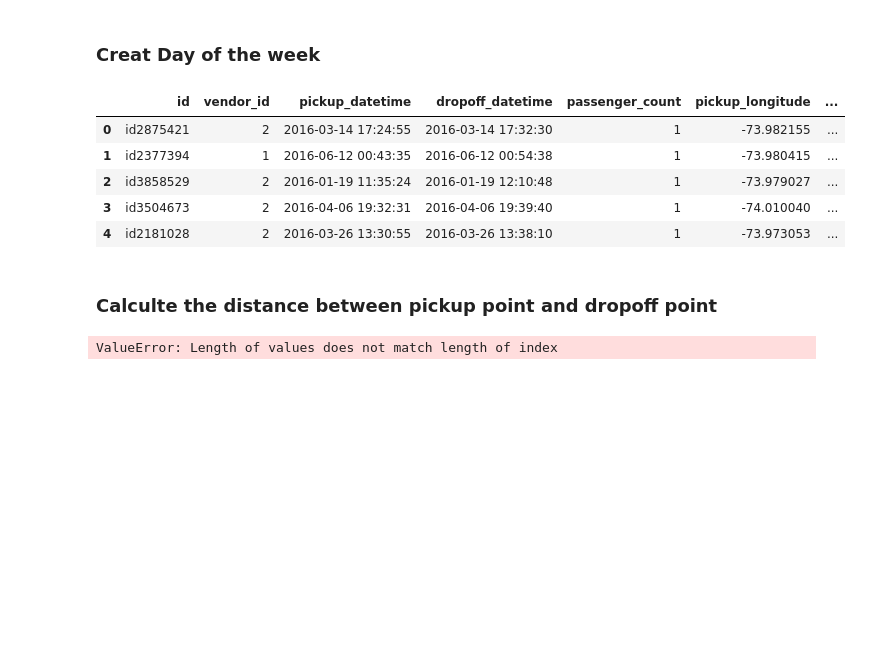
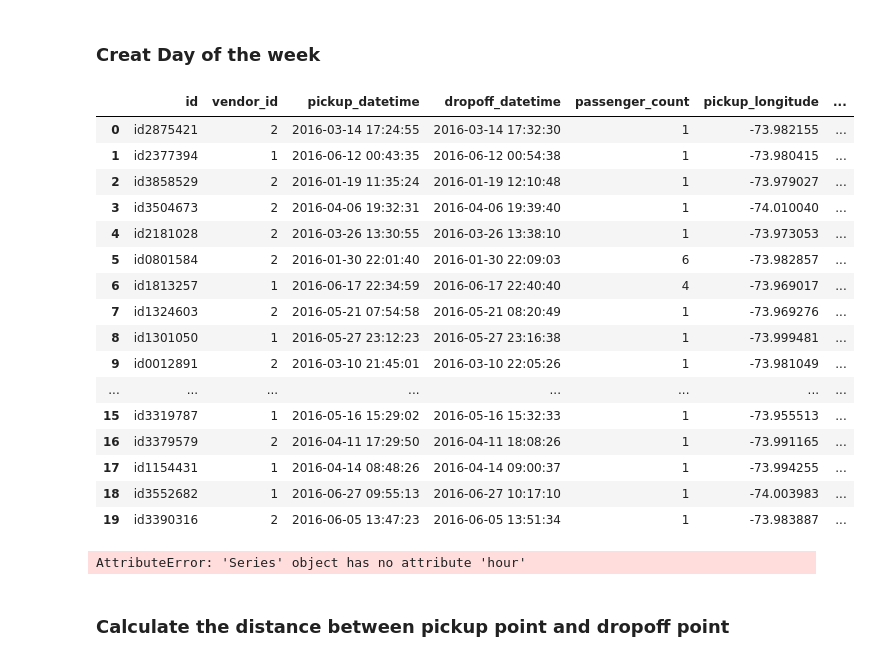
Before and after one commit to darcelvictor/New_York_taxi, a Jupyter notebook: NY Taxi.ipynb, the cells around one changed output. Cells and saved outputs as stored; diff of their text form; code cells hidden in the pictures; blank space fills up the shorter version.

```diff
--- a/NY Taxi.ipynb
+++ b/NY Taxi.ipynb
@@ -123,0 +129,4 @@ NameError: name 'coord_flip' is not defined
+# %%
+train = train.loc[train['pickup_longitude']>-100]
+train = train.loc[train['pickup_longitude']<-65]
+train[['pickup_longitude']].boxplot()
@@ -128,20 +145,28 @@ NameError: name 'coord_flip' is not defined
 # %%
 train['pickup_datetime']= pd.to_datetime(train.pickup_datetime, format='%Y-%m-%d %H:%M:%S')
 train['day_of_the_date']=train.pickup_datetime.dt.dayofweek
-train.head()
+train.head(20)
 # %% [output]
 |  | id | vendor_id | pickup_datetime | dropoff_datetime | passenger_count | pickup_longitude | ... |
 | 0 | id2875421 | 2 | 2016-03-14 17:24:55 | 2016-03-14 17:32:30 | 1 | -73.982155 | ... |
 | 1 | id2377394 | 1 | 2016-06-12 00:43:35 | 2016-06-12 00:54:38 | 1 | -73.980415 | ... |
 | 2 | id3858529 | 2 | 2016-01-19 11:35:24 | 2016-01-19 12:10:48 | 1 | -73.979027 | ... |
 | 3 | id3504673 | 2 | 2016-04-06 19:32:31 | 2016-04-06 19:39:40 | 1 | -74.010040 | ... |
 | 4 | id2181028 | 2 | 2016-03-26 13:30:55 | 2016-03-26 13:38:10 | 1 | -73.973053 | ... |
+| 5 | id0801584 | 2 | 2016-01-30 22:01:40 | 2016-01-30 22:09:03 | 6 | -73.982857 | ... |
+| 6 | id1813257 | 1 | 2016-06-17 22:34:59 | 2016-06-17 22:40:40 | 4 | -73.969017 | ... |
+| 7 | id1324603 | 2 | 2016-05-21 07:54:58 | 2016-05-21 08:20:49 | 1 | -73.969276 | ... |
+| 8 | id1301050 | 1 | 2016-05-27 23:12:23 | 2016-05-27 23:16:38 | 1 | -73.999481 | ... |
+| 9 | id0012891 | 2 | 2016-03-10 21:45:01 | 2016-03-10 22:05:26 | 1 | -73.981049 | ... |
+| ... | ... | ... | ... | ... | ... | ... | ... |
+| 15 | id3319787 | 1 | 2016-05-16 15:29:02 | 2016-05-16 15:32:33 | 1 | -73.955513 | ... |
+| 16 | id3379579 | 2 | 2016-04-11 17:29:50 | 2016-04-11 18:08:26 | 1 | -73.991165 | ... |
+| 17 | id1154431 | 1 | 2016-04-14 08:48:26 | 2016-04-14 09:00:37 | 1 | -73.994255 | ... |
+| 18 | id3552682 | 1 | 2016-06-27 09:55:13 | 2016-06-27 10:17:10 | 1 | -74.003983 | ... |
+| 19 | id3390316 | 2 | 2016-06-05 13:47:23 | 2016-06-05 13:51:34 | 1 | -73.983887 | ... |
+# %%
+train['departure_hour'] = train['pickup_datetime'].hour
+# %% [output]
+AttributeError: 'Series' object has no attribute 'hour'
 # %% [markdown]
-### Calculte the distance between pickup point and dropoff point
+### Calculate the distance between pickup point and dropoff point
-# %%
-train['pickup_point']=(train['pickup_longitude'],train['pickup_latitude'])
-#train['dropoff_point']=(train['dropoff_longitude'],train['dropoff_latitude'])
-#distance.distance
-#train['distance']=distance.distance((train['pickup_longitude'],train['pickup_latitude']),(train['dropoff_longitude'],train.['dropoff_latitude'])).km
-# %% [output]
-ValueError: Length of values does not match length of index
```
Also changed, not shown: parts of 6 cells of this notebook.
